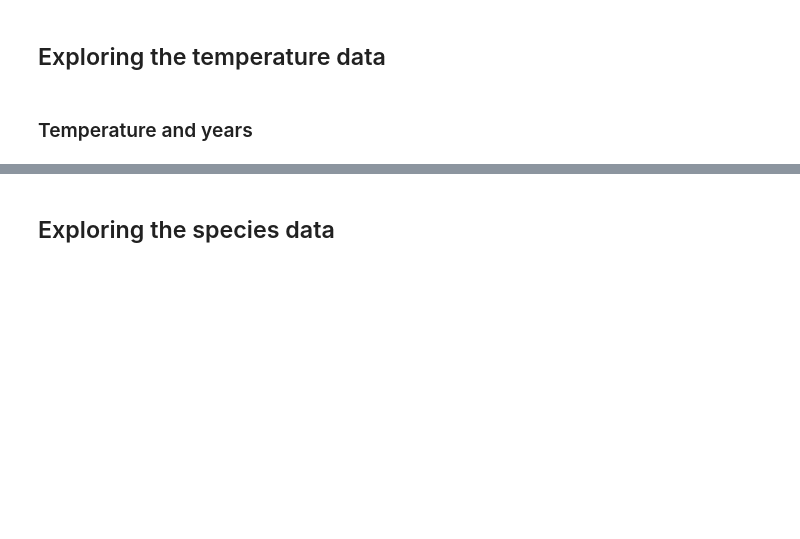
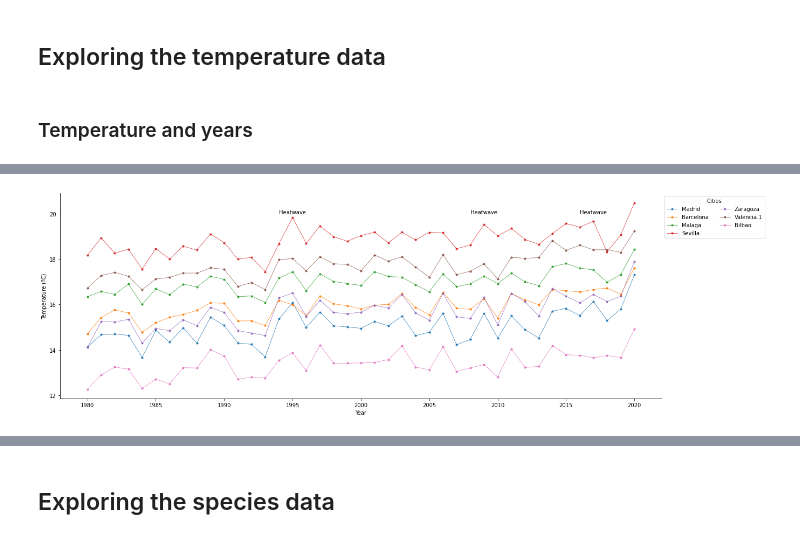
Before and after one commit to AnaAGG/Effects_of_Climatic_Change_on_Species_Distributions, a Jupyter notebook: Output/Visualization.ipynb, the cells around one changed output, grey strips where cells are left out. Drawn from its saved outputs; the diff is of its cells as text; code cells hidden in the pictures; blank space fills up the shorter version.

Commit message:
Visualization

```diff
--- a/Output/Visualization.ipynb
+++ b/Output/Visualization.ipynb
@@ -26,0 +34,26 @@ df_months= pd.read_csv("../Data/Temperature_Spain_month.csv")
+# %%
+fig1 = df_years.plot(x='Year', y=['Madrid', 'Barcelona','Malaga', 'Sevilla', 'Zaragoza', 'Valencia.1', 'Bilbao' ],
+              figsize=(20,7),  linewidth=0.7, marker= ".")
+
+
+fig1.axes.get_xaxis().set_visible(True)
+fig1.axes.get_yaxis().set_visible(True)
+
+# Hide the right and top spines
+fig1.spines['right'].set_visible(False)
+fig1.spines['top'].set_visible(False)
+
+#Rename the y axis
+fig1.set_ylabel('Temperature (ºC)')
+
+# to locate the legeng outsid plot ans set to colums
+plt.legend(bbox_to_anchor=(1, 1), loc='upper left', ncol=2, title = "Cities")
+
+
+fig1.text(1995, 20, "Heatwave", ha='center')
+fig1.text(2009, 20, "Heatwave", ha='center')
+fig1.text(2017, 20, "Heatwave", ha='center')
+
+fig1.figure.savefig("Fig1_Temp_years.jpg", dpi=300)
+# %% [output]
+[figure, added]
```
Also changed, not shown: parts of 14 cells of this notebook.
